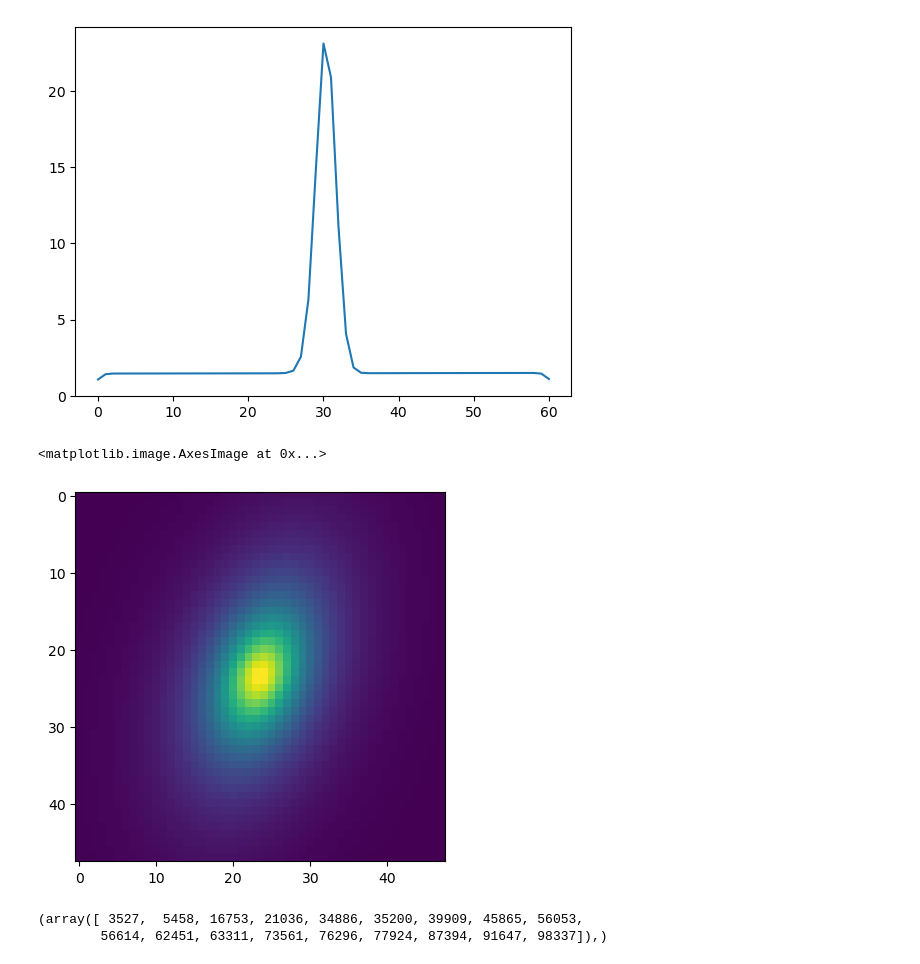
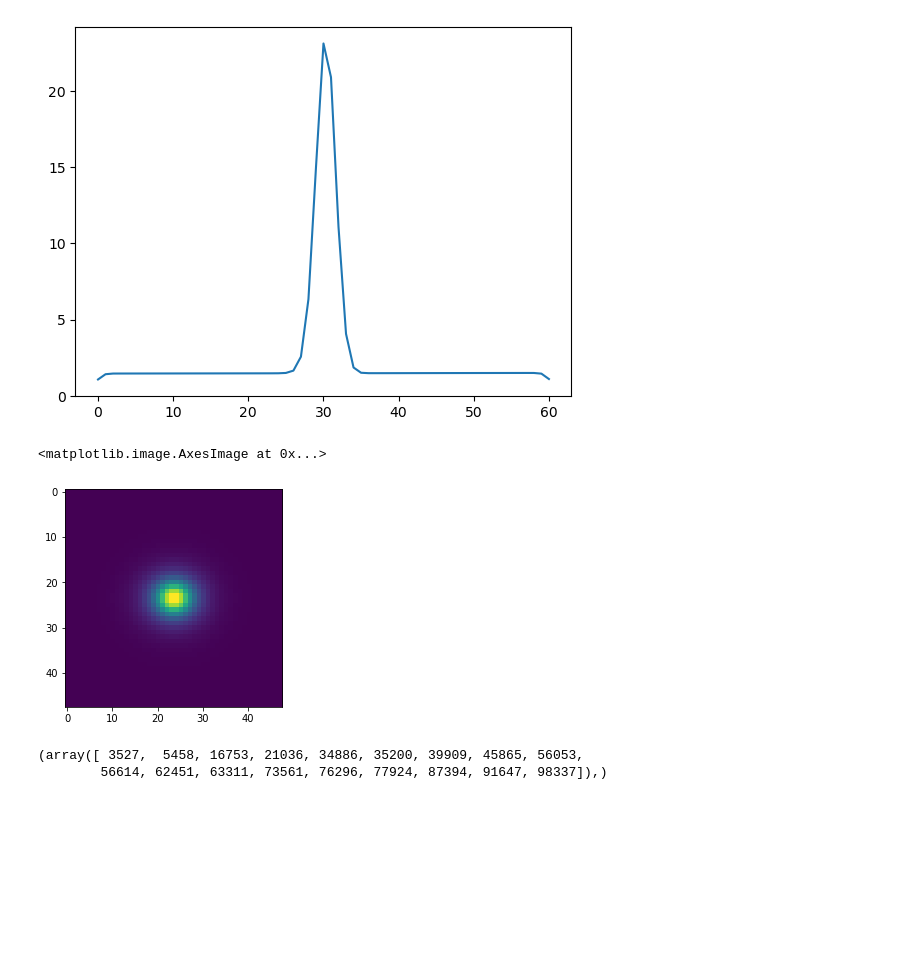
Before and after one commit to KinematicLensing/kl-nn, a Jupyter notebook: data_generate/notebooks/test_training_data.ipynb, the cells around one changed output. Cells and saved outputs as stored; diff of their text form; code cells hidden in the pictures; blank space fills up the shorter version.

Commit message:
add blobs to img

```diff
--- a/data_generate/notebooks/test_training_data.ipynb
+++ b/data_generate/notebooks/test_training_data.ipynb
@@ -80,8 +80,8 @@ def scale_noise(data, noise, SNR):
     noise *= target/np.sqrt(np.sum(noise_copy**2))
     return noise
 # %%
-plt.imshow(img)
+plt.imshow(blob_img)
 # %% [output]
 <matplotlib.image.AxesImage at 0x...>
-[figure, old version]
+[figure, new version]
 # %%
```
Also changed, not shown: parts of 1 cell of this notebook.
